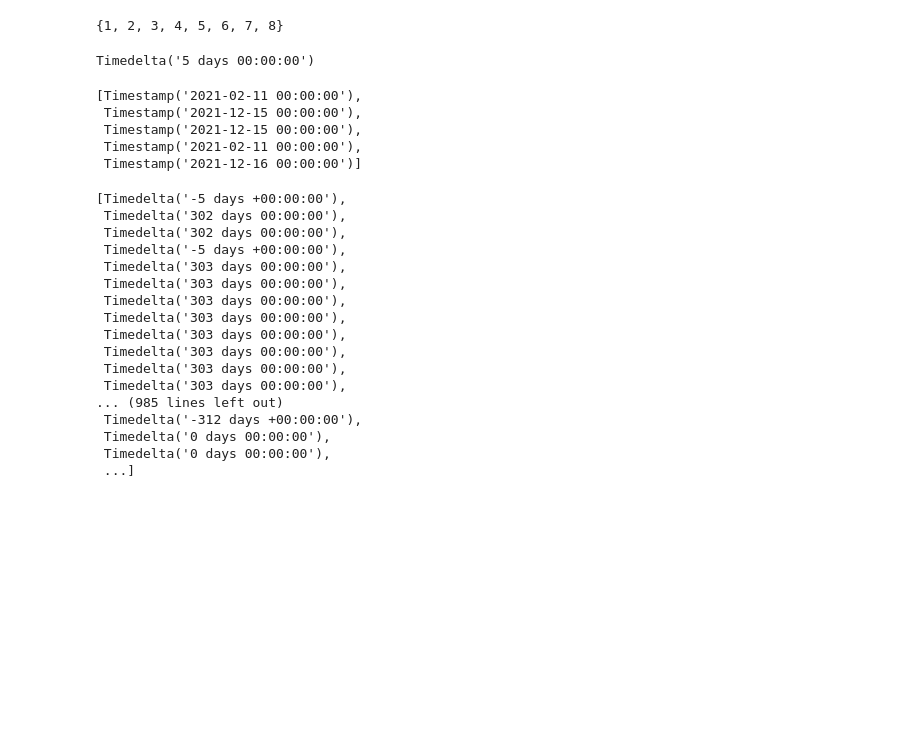
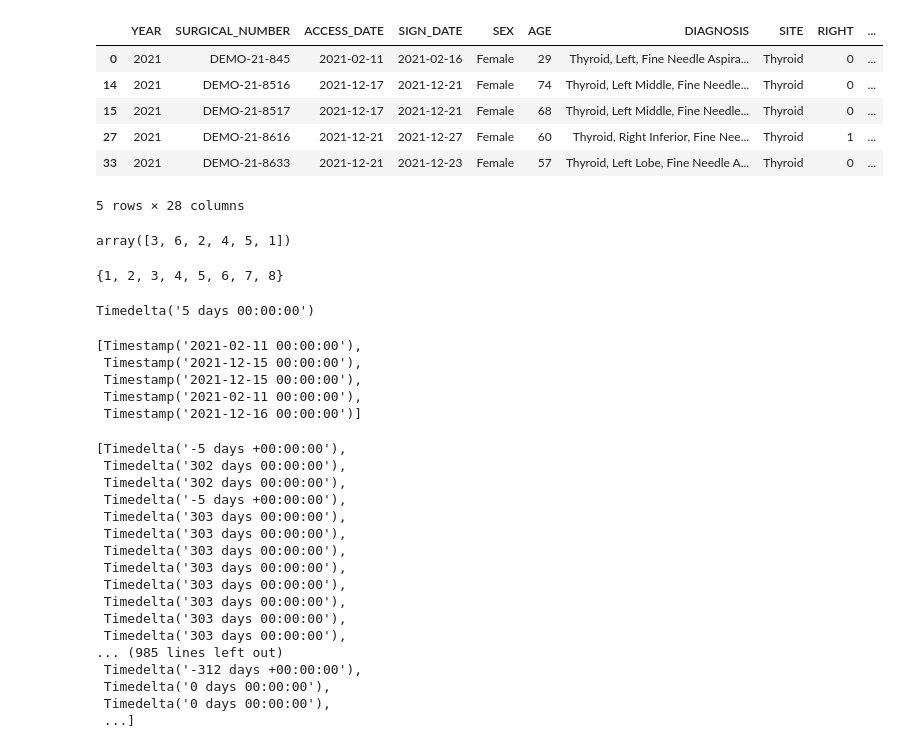
Before and after one commit to mathmax-team/USCAP_Thyroid, a Jupyter notebook: data/USCAP_data.ipynb, the cells around one changed output. Saved outputs shown, nothing was run; the diff lists cells and outputs as text; code cells hidden in the pictures; blank space fills up the shorter version.

```diff
--- a/data/USCAP_data.ipynb
+++ b/data/USCAP_data.ipynb
@@ -18,0 +23,7 @@ df=pd.read_excel("USCAP.xlsx")
+# %%
+data=df
+# %%
+positive_data=data[data["RESULT"]=="POSITIVE"]
+negative_data=data[data["RESULT"]=="NEGATIVE"]
+category3_data=data[data["Bethesda Cathegory"]==3]
+category4_data=data[data["Bethesda Cathegory"]==4]
@@ -18,0 +103,10 @@ df=pd.read_excel("USCAP.xlsx")
+# %%
+negative_data.head()
+# %% [output]
+|  | YEAR | SURGICAL_NUMBER | ACCESS_DATE | SIGN_DATE | SEX | AGE | DIAGNOSIS | SITE | RIGHT | ... |
+| 0 | 2021 | DEMO-21-845 | 2021-02-11 | 2021-02-16 | Female | 29 | Thyroid, Left, Fine Needle Aspira... | Thyroid | 0 | ... |
+| 14 | 2021 | DEMO-21-8516 | 2021-12-17 | 2021-12-21 | Female | 74 | Thyroid, Left Middle, Fine Needle... | Thyroid | 0 | ... |
+| 15 | 2021 | DEMO-21-8517 | 2021-12-17 | 2021-12-21 | Female | 68 | Thyroid, Left Middle, Fine Needle... | Thyroid | 0 | ... |
+| 27 | 2021 | DEMO-21-8616 | 2021-12-21 | 2021-12-27 | Female | 60 | Thyroid, Right Inferior, Fine Nee... | Thyroid | 1 | ... |
+| 33 | 2021 | DEMO-21-8633 | 2021-12-21 | 2021-12-23 | Female | 57 | Thyroid, Left Lobe, Fine Needle A... | Thyroid | 0 | ... |
+5 rows × 28 columns
@@ -19,3 +118,7 @@ df=pd.read_excel("USCAP.xlsx")
+# %%
+df["Bethesda Cathegory"].unique()
+# %% [output]
+array([3, 6, 2, 4, 5, 1])
 # %%
 access=df["ACCESS_DATE"].to_list()
 # %%
```
Also changed, not shown: parts of 25 cells of this notebook, 6 other files.
